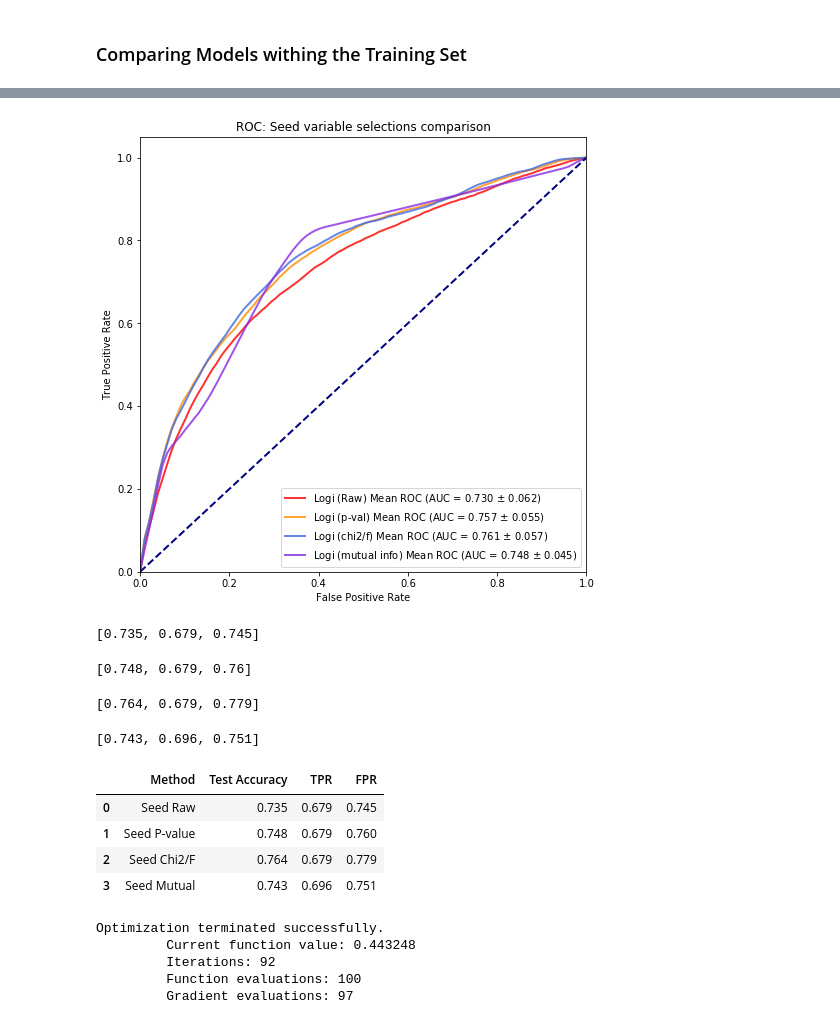
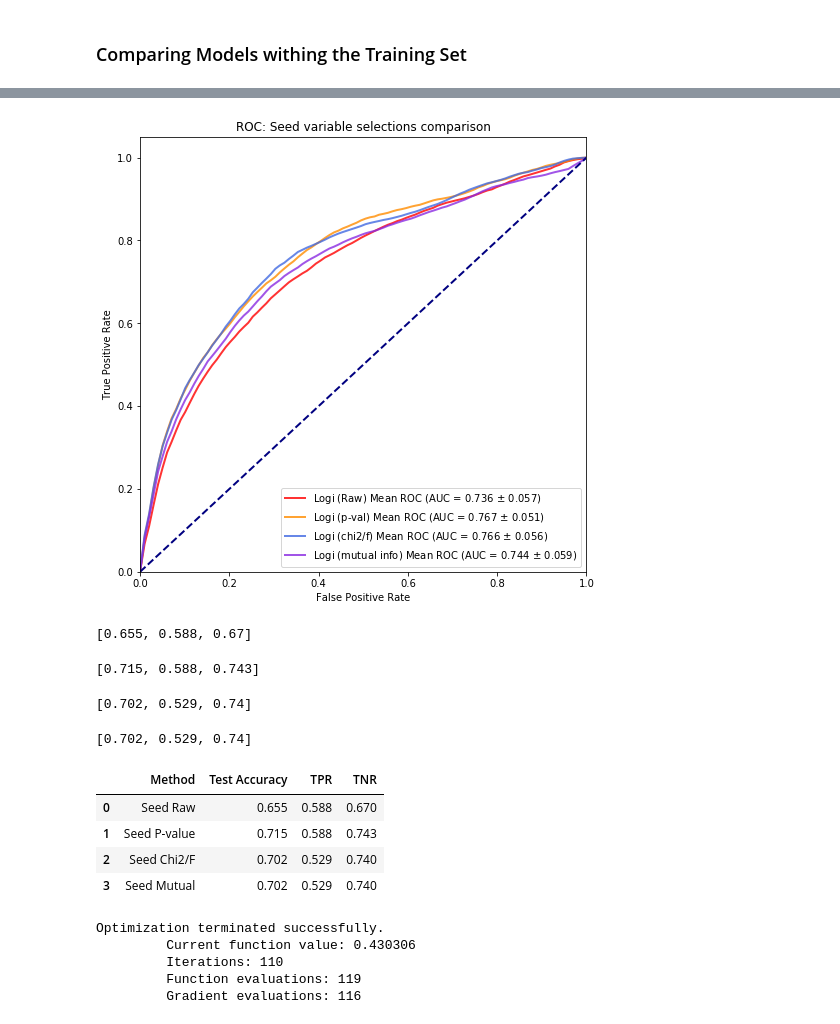
Before and after one commit to xiaoxiang-ma/predicting-angelist-startup-performances, a Jupyter notebook: ml_logistic.ipynb, the cells around one changed output, grey strips where cells are left out. Cells and saved outputs as stored; diff of their text form; code cells hidden in the pictures.

```diff
--- a/ml_logistic.ipynb
+++ b/ml_logistic.ipynb
@@ -22,7 +22,7 @@ from sklearn.metrics import roc_auc_score, roc_curve, auc
 ### Generating data frames
 # %%
 comp = pd.read_csv('companies.csv')
-comp = comp[comp.lat.notna() & comp.stage.notna()
+comp = comp[comp.stage.notna()
      & comp.name.notna() & comp["size_numeric"].notna()]
 comp['market'] = comp['market'].apply(lambda row: str(row).replace(" ", "_"))
 # %%
@@ -634,7 +701,7 @@ plt.savefig('seed_all.png')
 
 plt.show()
 # %% [output]
-[figure, old version]
+[figure, new version]
 # %%
 def test_results(x_train, y_train, x_test, y_test):
     x_train, y_train = downsample(x_train, y_train,rs)
@@ -644,46 +711,46 @@ def test_results(x_train, y_train, x_test, y_test):
     y_pred = logi.predict(x_test)
     cm = confusion_matrix(y_test, y_pred,labels=[1, 0])
     tpr = cm[0][0]/np.sum(cm[0])
-    fpr = cm[1][1]/np.sum(cm[1])
-    return(list(np.round([acc,tpr,fpr],3)))
+    tnr = cm[1][1]/np.sum(cm[1])
+    return(list(np.round([acc,tpr,tnr],3)))
 # %%
 test_results(seed_x_train, seed_y_train, seed_x_test, seed_y_test)
 # %% [output]
-[0.735, 0.679, 0.745]
+[0.655, 0.588, 0.67]
 # %%
 test_results(seed_x_train[p_seed], seed_y_train, seed_x_test[p_seed], seed_y_test)
 # %% [output]
-[0.748, 0.679, 0.76]
+[0.715, 0.588, 0.743]
 # %%
 test_results(seed_x_train[chi2_seed], seed_y_train, seed_x_test[chi2_seed], seed_y_test)
 # %% [output]
-[0.764, 0.679, 0.779]
+[0.702, 0.529, 0.74]
 # %%
 test_results(seed_x_train[mutual_seed], seed_y_train, seed_x_test[mutual_seed], seed_y_test)
 # %% [output]
-[0.743, 0.696, 0.751]
+[0.702, 0.529, 0.74]
 # %%
 data = [
     ["Seed Raw"] + test_results(seed_x_train, seed_y_train, seed_x_test, seed_y_test),
     ["Seed P-value"] + test_results(seed_x_train[p_seed], seed_y_train, seed_x_test[p_seed], seed_y_test),
     ["Seed Chi2/F"] + test_results(seed_x_train[chi2_seed], seed_y_train, seed_x_test[chi2_seed], seed_y_test),
     ["Seed Mutual"] + test_results(seed_x_train[mutual_seed], seed_y_train, seed_x_test[mutual_seed], seed_y_test)]
-df = pd.DataFrame(data, columns = ['Method','Test Accuracy', 'TPR', "FPR"])
+df = pd.DataFrame(data, columns = ['Method','Test Accuracy', 'TPR', "TNR"])
 df
 # %% [output]
-|  | Method | Test Accuracy | TPR | FPR |
-| 0 | Seed Raw | 0.735 | 0.679 | 0.745 |
-| 1 | Seed P-value | 0.748 | 0.679 | 0.760 |
-| 2 | Seed Chi2/F | 0.764 | 0.679 | 0.779 |
-| 3 | Seed Mutual | 0.743 | 0.696 | 0.751 |
+|  | Method | Test Accuracy | TPR | TNR |
+| 0 | Seed Raw | 0.655 | 0.588 | 0.670 |
+| 1 | Seed P-value | 0.715 | 0.588 | 0.743 |
+| 2 | Seed Chi2/F | 0.702 | 0.529 | 0.740 |
+| 3 | Seed Mutual | 0.702 | 0.529 | 0.740 |
 # %%
 logi = sm.Logit(seed_y_train, seed_x_train[chi2_seed]).fit(method='bfgs',maxiter=1000) # The maxiter is increased to help convergence for seed
 # %% [output]
 Optimization terminated successfully.
-         Current function value: 0.443248
-         Iterations: 92
-         Function evaluations: 100
-         Gradient evaluations: 97
+         Current function value: 0.430306
+         Iterations: 110
+         Function evaluations: 119
+         Gradient evaluations: 116
 # %%
 print(logi.summary())
 # %% [output]
```
Also changed, not shown: parts of 23 cells of this notebook, 4 other files.
